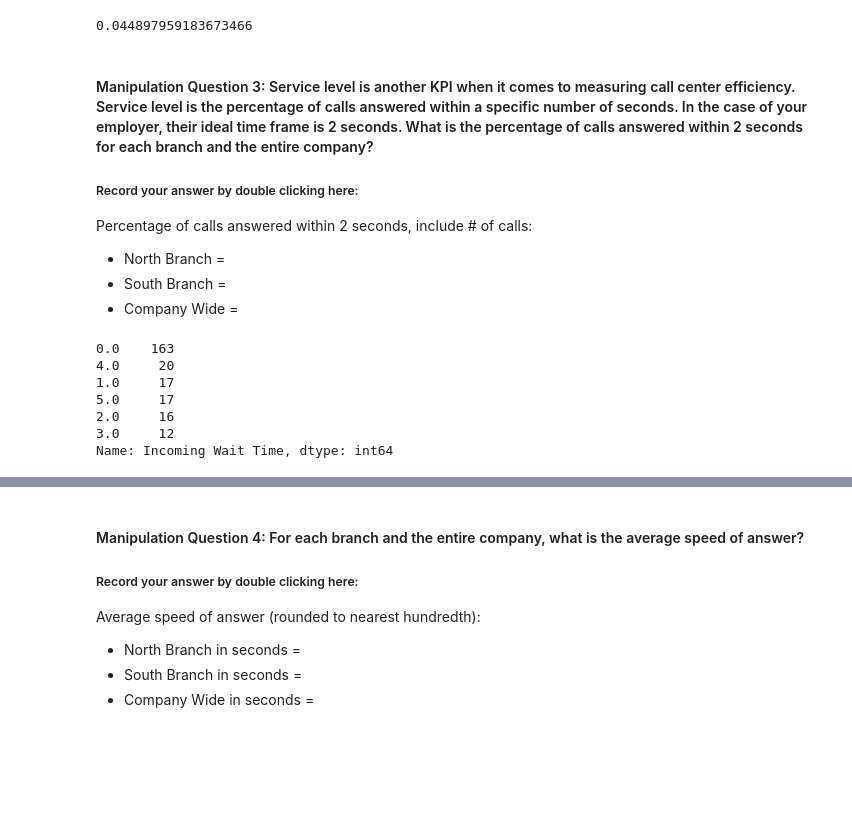
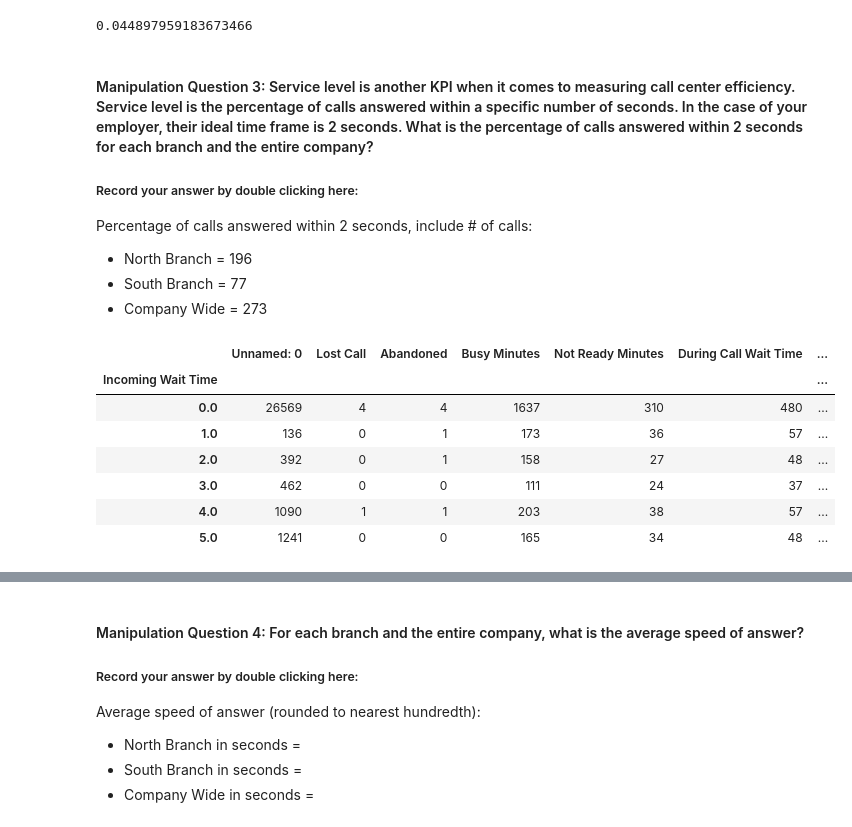
Before and after one commit to pamkellerman/call-center-cleanup-assignment, a Jupyter notebook: Call_Center_Cleanup.ipynb, the cells around one changed output, grey strips where cells are left out. Saved outputs shown, nothing was run; the diff lists cells and outputs as text; code cells hidden in the pictures; blank space fills up the shorter version.

```diff
--- a/Call_Center_Cleanup.ipynb
+++ b/Call_Center_Cleanup.ipynb
@@ -511,20 +511,21 @@ combined_df.mean()
 #### Manipulation Question 3:  Service level is another KPI when it comes to measuring call center efficiency. Service level is the percentage of calls answered within a specific number of seconds. In the case of your employer, their ideal time frame is 2 seconds. What is the percentage of calls answered within 2 seconds for each branch and the entire company?
 ##### Record your answer by double clicking here:
 Percentage of calls answered within 2 seconds, include # of calls:
-- North Branch =
-- South Branch =
-- Company Wide =
+- North Branch = 196
+- South Branch = 77
+- Company Wide = 273
 # %%
 new_north_df = north_df.fillna(0)
 # %%
 # Code Used
 # Add Additional Cells as needed.
-new_north_df["Incoming Wait Time"].value_counts()
+new_north_df.groupby("Incoming Wait Time").sum()/
 # %% [output]
-0.0    163
-4.0     20
-1.0     17
-5.0     17
-2.0     16
-3.0     12
-Name: Incoming Wait Time, dtype: int64
+|  | Unnamed: 0 | Lost Call | Abandoned | Busy Minutes | Not Ready Minutes | During Call Wait Time | ... |
+| Incoming Wait Time |  |  |  |  |  |  | ... |
+| 0.0 | 26569 | 4 | 4 | 1637 | 310 | 480 | ... |
+| 1.0 | 136 | 0 | 1 | 173 | 36 | 57 | ... |
+| 2.0 | 392 | 0 | 1 | 158 | 27 | 48 | ... |
+| 3.0 | 462 | 0 | 0 | 111 | 24 | 37 | ... |
+| 4.0 | 1090 | 1 | 1 | 203 | 38 | 57 | ... |
+| 5.0 | 1241 | 0 | 0 | 165 | 34 | 48 | ... |
```
Also changed, not shown: parts of 2 cells of this notebook.
